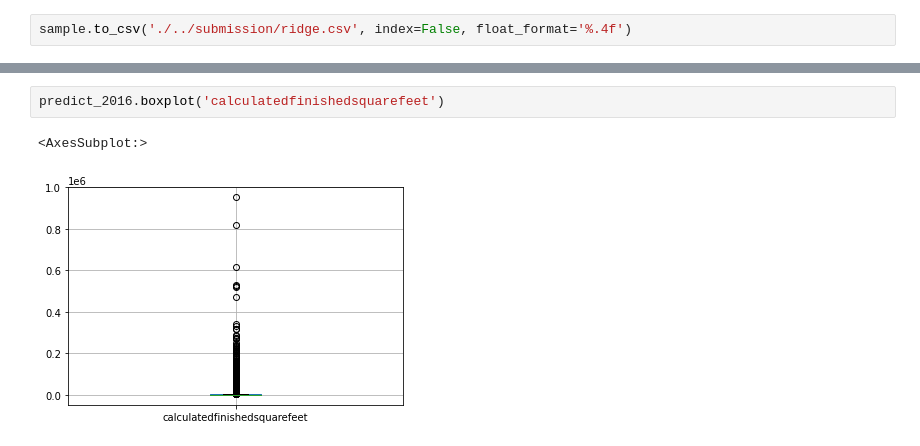
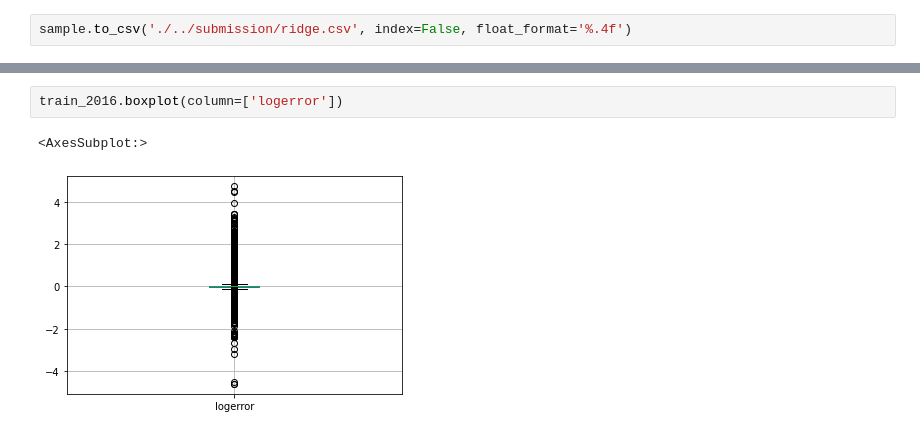
Before and after one commit to quangnd123/CZ4041-Machine-Learning, a Jupyter notebook: code/ridge.ipynb, the cells around one changed output, grey strips where cells are left out. Drawn from its saved outputs; the diff is of its cells as text.

```diff
--- a/code/ridge.ipynb
+++ b/code/ridge.ipynb
@@ -209,5 +196,5 @@ sample.boxplot('201610')
-# %%
-predict_2016.boxplot('calculatedfinishedsquarefeet')
-# %% [output]
-<AxesSubplot:>
-[figure, removed]
+# %%
+train_2016.boxplot(column=['logerror'])
+# %% [output]
+<AxesSubplot:>
+[figure, added]
```
Also changed, not shown: parts of 13 cells of this notebook, 1 other file.
